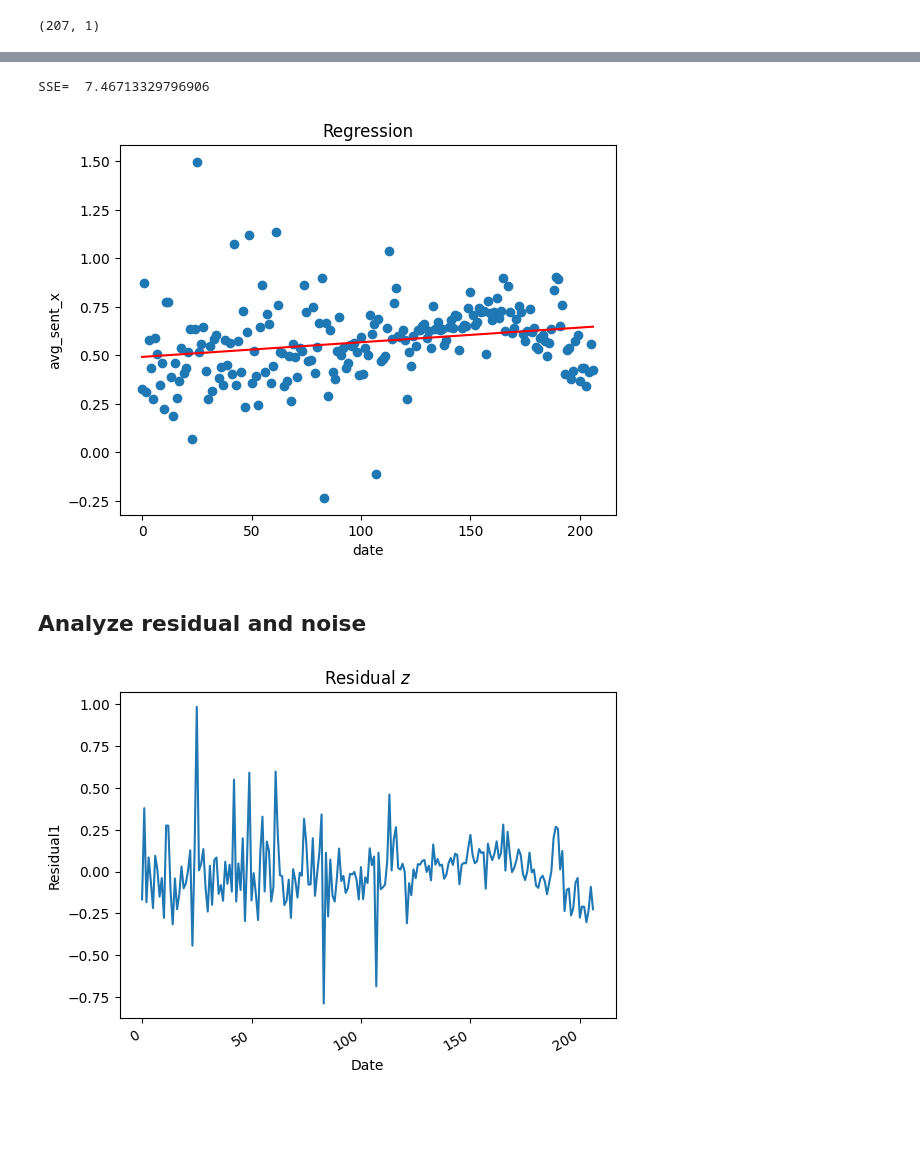
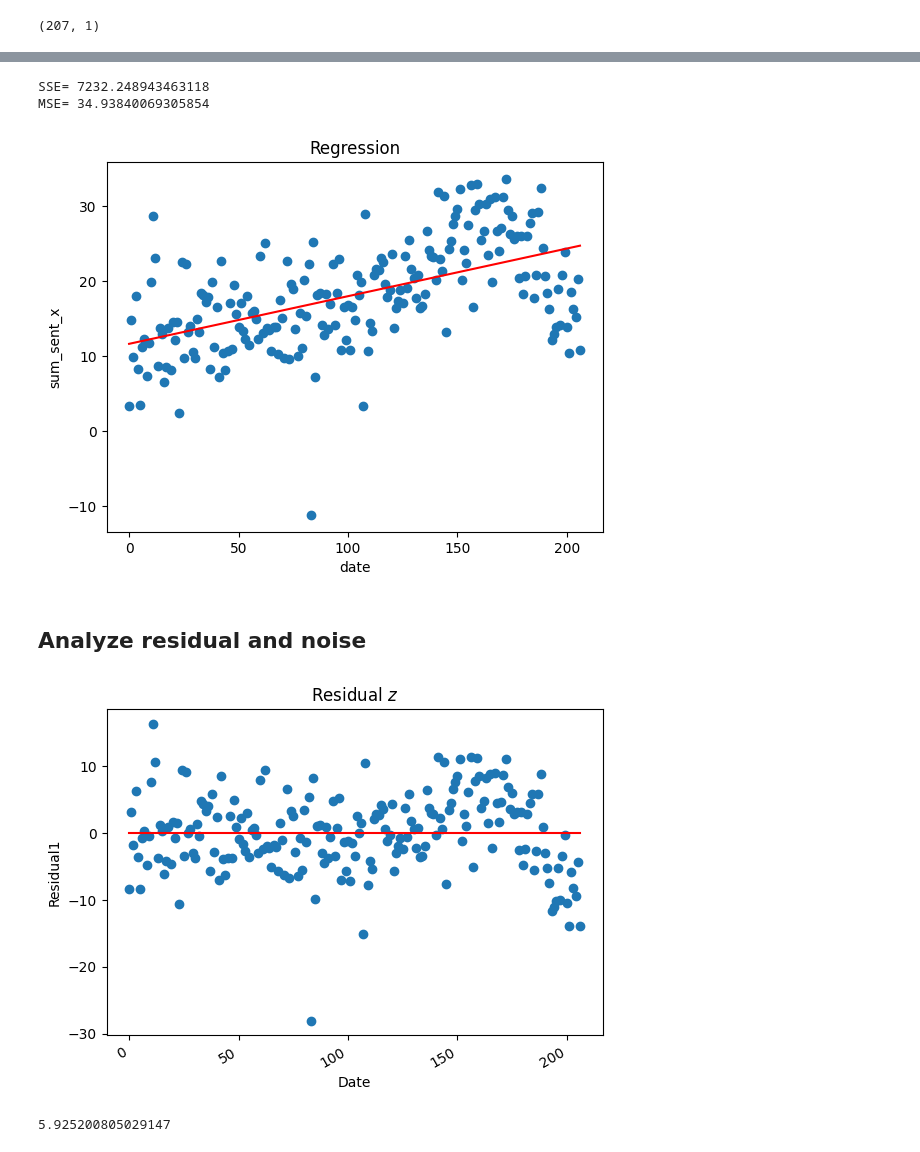
Before and after one commit to yggdrasilyuan/practicum, a Jupyter notebook: regression_time.ipynb, the cells around one changed output, grey strips where cells are left out. Saved outputs shown, nothing was run; the diff lists cells and outputs as text; code cells hidden in the pictures; blank space fills up the shorter version.

```diff
--- a/regression_time.ipynb
+++ b/regression_time.ipynb
@@ -24,12 +24,12 @@ data
 | 82275 | 9156117 | 197325825 | AR | 2022-12-21 | 2022-12-21 16:00:00 | CAFCA Limited | ... |
 82276 rows × 38 columns
 # %%
-para="avg_sent_x"
+para="sum_sent_x"
 
 
 data=data.sort_values("FILING_DATE")
 x=data["FILING_DATE"]
 y=data[para]
-print(type(x[1]))
+# print(type(x[1]))
 plt.scatter(x,y)
 # %% [output]
@@ -169,10 +168,13 @@ Name: residual1, dtype: float64
 ## SSE
 residual1_square=residual1*residual1
 SSE=residual1_square.sum()
-print("SSE= ",SSE)
-## SST
+print("SSE= "+str(SSE))
+## MSE
+MSE=SSE/len(x_d)
+print("MSE= "+str(MSE))
 # %% [output]
-SSE=  7.46713329796906
+SSE= 7232.248943463118
+MSE= 34.93840069305854
 # %%
 plt.scatter(x_d,y1,label="prices")
 plt.plot(x_d,intercept1+x_d*slope1,color="red",label="regression")
@@ -184,20 +186,23 @@ plt.title("Regression")
 plt.show()
 plt.close()
 # %% [output]
-[figure, old version]
+[figure, new version]
 # %% [markdown]
 ## Analyze residual and noise
 # %%
 plt.figure()
-plt.plot(residual1.index,residual1,label="signal")
+plt.scatter(residual1.index,residual1,label="signal")
+plt.plot(x_d,np.zeros(len(x_d)),color="red",label="regression")
 plt.ylabel("Residual1")
 plt.xlabel("Date")
 plt.title(r"Residual $z$")
 plt.gcf().autofmt_xdate()
 plt.show()
 plt.close()
+print(residual1.std())
 # %% [output]
-[figure, old version]
+[figure, new version]
+5.925200805029147
 # %%
 from pandas.plotting import autocorrelation_plot
 plt.figure()
```
Also changed, not shown: parts of 10 cells of this notebook.
